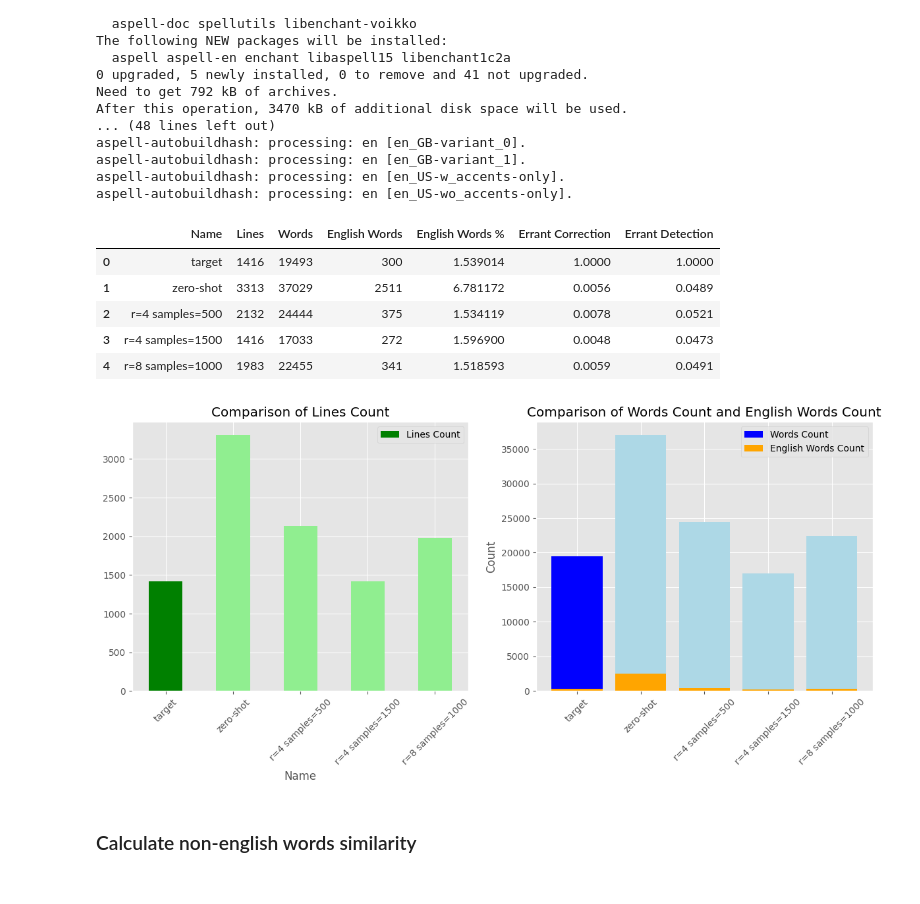
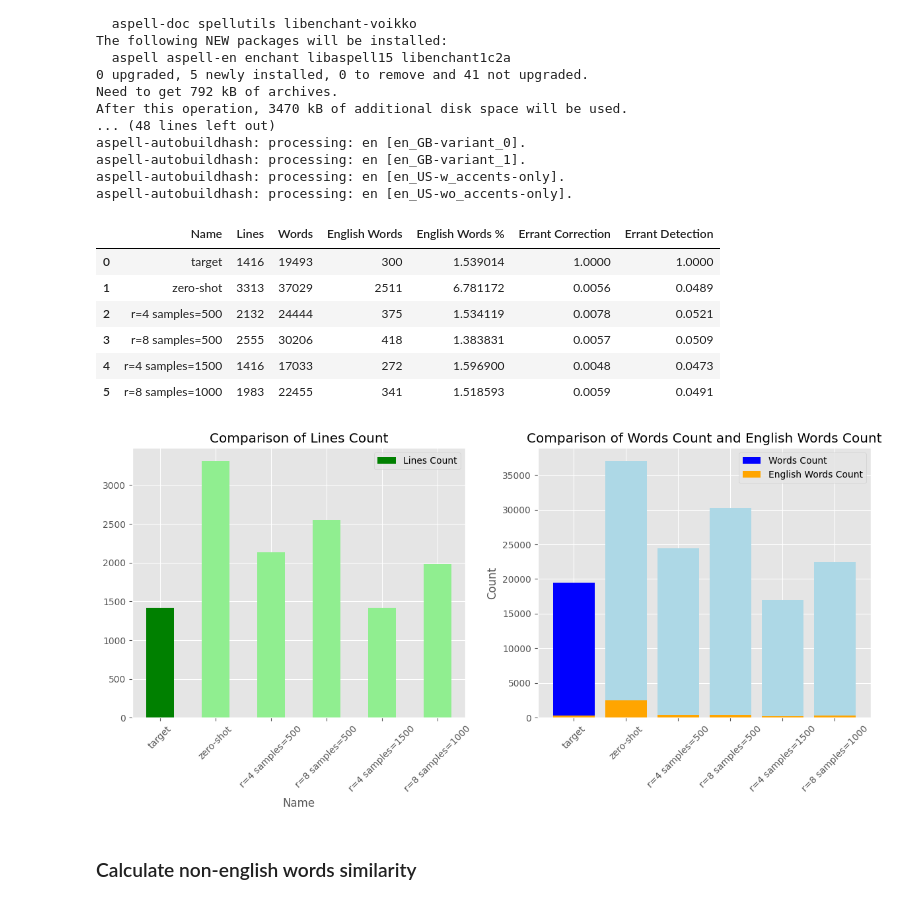
Before and after one commit to Reennon/ua-gec-lora, a Jupyter notebook: notebooks/models-output-analysis.ipynb, the cells around one changed output. Cells and saved outputs as stored; diff of their text form; code cells hidden in the pictures.

```diff
--- a/notebooks/models-output-analysis.ipynb
+++ b/notebooks/models-output-analysis.ipynb
@@ -66,6 +66,7 @@ file_paths = [
     '/kaggle/input/valid-tgt-txt/valid.tgt.txt',
     '/kaggle/input/generated/raw.txt',
     '/kaggle/input/generated/fine-tuned-r4-500.txt',
+    '/kaggle/input/generated/fine-tuned-r8-500.txt',
     '/kaggle/input/generated/fine-tuned-r4-1500.txt',
     '/kaggle/input/generated/fine-tuned-r8-1000.txt'
 ]
@@ -74,6 +75,7 @@ names = [
     'target',
     'zero-shot',
     'r=4 samples=500',
+    'r=8 samples=500',
     'r=4 samples=1500',
     'r=8 samples=1000',
 ]
@@ -82,35 +84,38 @@ names = [
 errant_correction_scores= [
     1,
     0.0056,
     0.0078,
+    0.0057,
     0.0048,
     0.0059
 ]
 
 errant_detection_scores= [
     1,
     0.0489,
     0.0521,
+    0.0509,
     0.0473,
     0.0491
 ]
 
 data = []
 for file_path, name in zip(file_paths, names):
     data.append(process_file(file_path, name))
 
 df = pd.DataFrame(data)
 df['Errant Correction'] = errant_correction_scores
 df['Errant Detection'] = errant_detection_scores
 
 df
 # %% [output]
 |  | Name | Lines | Words | English Words | English Words % | Errant Correction | Errant Detection |
 | 0 | target | 1416 | 19493 | 300 | 1.539014 | 1.0000 | 1.0000 |
 | 1 | zero-shot | 3313 | 37029 | 2511 | 6.781172 | 0.0056 | 0.0489 |
 | 2 | r=4 samples=500 | 2132 | 24444 | 375 | 1.534119 | 0.0078 | 0.0521 |
-| 3 | r=4 samples=1500 | 1416 | 17033 | 272 | 1.596900 | 0.0048 | 0.0473 |
-| 4 | r=8 samples=1000 | 1983 | 22455 | 341 | 1.518593 | 0.0059 | 0.0491 |
+| 3 | r=8 samples=500 | 2555 | 30206 | 418 | 1.383831 | 0.0057 | 0.0509 |
+| 4 | r=4 samples=1500 | 1416 | 17033 | 272 | 1.596900 | 0.0048 | 0.0473 |
+| 5 | r=8 samples=1000 | 1983 | 22455 | 341 | 1.518593 | 0.0059 | 0.0491 |
 # %%
 plt.style.use('ggplot')
 
@@ -135,7 +140,7 @@ plt.legend()
 plt.tight_layout()
 plt.show()
 # %% [output]
-[figure, old version]
+[figure, new version]
 # %% [markdown]
 ### Calculate non-english words similarity
 # %%
```
Also changed, not shown: parts of 4 cells of this notebook.
